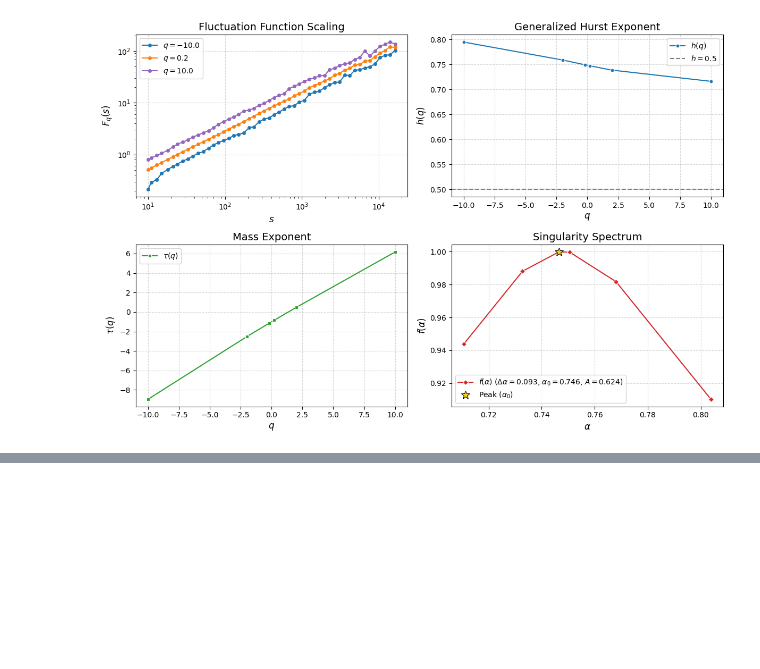
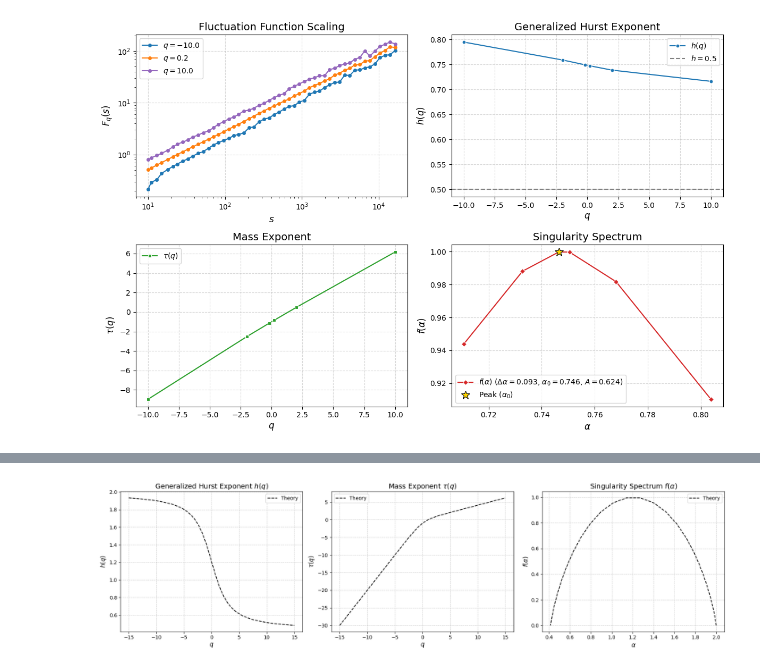
Before and after one commit to Vutu2003/Nonlinear-Time-Series-Analysis, a Jupyter notebook: paper_replications/Kantelhardt_2002_Multifractal_Analysis.ipynb, the cells around one changed output, grey strips where cells are left out. Cells and saved outputs as stored; diff of their text form; code cells hidden in the pictures; blank space fills up the shorter version.

```diff
--- a/paper_replications/Kantelhardt_2002_Multifractal_Analysis.ipynb
+++ b/paper_replications/Kantelhardt_2002_Multifractal_Analysis.ipynb
@@ -127,0 +197,81 @@ plot_summary(results_H075, figsize=(12, 8))
+# %%
+import numpy as np
+import matplotlib.pyplot as plt
+import warnings
+
+# Thông số chuỗi nhị thức
+n_max = 13          # N = 8192
+a_weight = 0.75     # Trọng số
+
+
+# Cấu hình MF-DFA
+q_scatter = np.array([-10, -2, -0.2, 0.2, 2, 10]) # Dùng cho F_q(s)
+q_dense = np.linspace(-15, 15, 31)                # Dùng cho h(q), tau(q), f(alpha)
+s_values = np.logspace(np.log10(10), np.log10(8192/4), 50).astype(int)
+fit_range = (50, 500)
+
+
+print("Đang chạy phân tích MF-DFA1 (m=1)...")
+
+
+q_theory = np.linspace(-15, 15, 100)
+h_theory = np.zeros_like(q_theory)
+tau_theory = np.zeros_like(q_theory)
+alpha_theory = np.zeros_like(q_theory)
+f_theory = np.zeros_like(q_theory)
+
+with warnings.catch_warnings():
+    warnings.simplefilter("ignore")
+    for i, q in enumerate(q_theory):
+        if np.isclose(q, 0.0):
+            # Quy tắc L'Hôpital tại q = 0
+            tau_theory[i] = -1.0
+            h_theory[i] = -(np.log(a_weight) + np.log(1 - a_weight)) / (2 * np.log(2))
+            alpha_theory[i] = h_theory[i]
+            f_theory[i] = 1.0
+        else:
+            term = (a_weight**q) + ((1 - a_weight)**q)
+            tau_theory[i] = -np.log(term) / np.log(2)
+            h_theory[i] = (tau_theory[i] + 1) / q
+
+            # Tính alpha và f(alpha) lý thuyết
+            num = (a_weight**q * np.log(a_weight)) + ((1 - a_weight)**q * np.log(1 - a_weight))
+            alpha_theory[i] = -(num / term) / np.log(2)
+            f_theory[i] = q * alpha_theory[i] - tau_theory[i]
+
+
+# Tạo 3 subplot ngang nhau cho h(q), tau(q) và f(alpha)
+fig, axes = plt.subplots(1, 3, figsize=(18, 5))
+
+# --- Đồ thị 1: h(q) Lý thuyết ---
+axes[0].plot(q_theory, h_theory, 'k--', linewidth=1.5, label='Theory')
+axes[0].set_xlabel(r'$q$', fontsize=12)
+axes[0].set_ylabel(r'$h(q)$', fontsize=12)
+axes[0].set_title(r'Generalized Hurst Exponent $h(q)$', fontsize=14)
+axes[0].grid(True, linestyle='--', alpha=0.6)
+# TODO: Nạp hàm plot_hq của bạn hoặc vẽ plt.plot() từ result_dense tại đây
+axes[0].legend()
+
+# --- Đồ thị 2: tau(q) Lý thuyết ---
+axes[1].plot(q_theory, tau_theory, 'k--', linewidth=1.5, label='Theory')
+axes[1].set_xlabel(r'$q$', fontsize=12)
+axes[1].set_ylabel(r'$\tau(q)$', fontsize=12)
+axes[1].set_title(r'Mass Exponent $\tau(q)$', fontsize=14)
+axes[1].grid(True, linestyle='--', alpha=0.6)
+# TODO: Nạp hàm plot_tau của bạn hoặc vẽ plt.plot() từ result_dense tại đây
+axes[1].legend()
+
+# --- Đồ thị 3: f(alpha) Lý thuyết ---
+axes[2].plot(alpha_theory, f_theory, 'k--', linewidth=1.5, label='Theory')
+axes[2].set_xlabel(r'$\alpha$', fontsize=12)
+axes[2].set_ylabel(r'$f(\alpha)$', fontsize=12)
+axes[2].set_title(r'Singularity Spectrum $f(\alpha)$', fontsize=14)
+axes[2].grid(True, linestyle='--', alpha=0.6)
+# TODO: Nạp hàm plot_singularity của bạn hoặc vẽ plt.plot() từ result_dense tại đây
+axes[2].legend()
+
+plt.tight_layout()
+plt.show()
+
+# (Đồ thị F_q(s) nan quạt bạn sẽ tự gọi hàm plot_scaling độc lập nhé)
+# %% [output]
@@ -127,0 +279 @@ plot_summary(results_H075, figsize=(12, 8))
+[figure, added]
```
Also changed, not shown: parts of 5 cells of this notebook.
